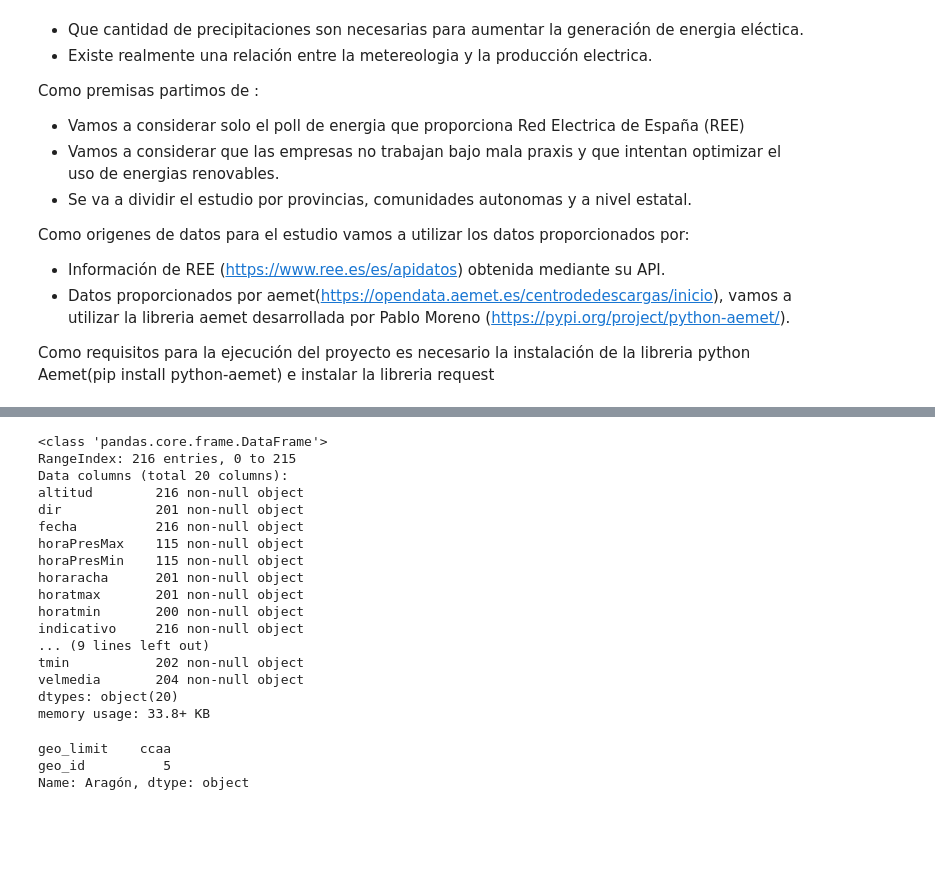
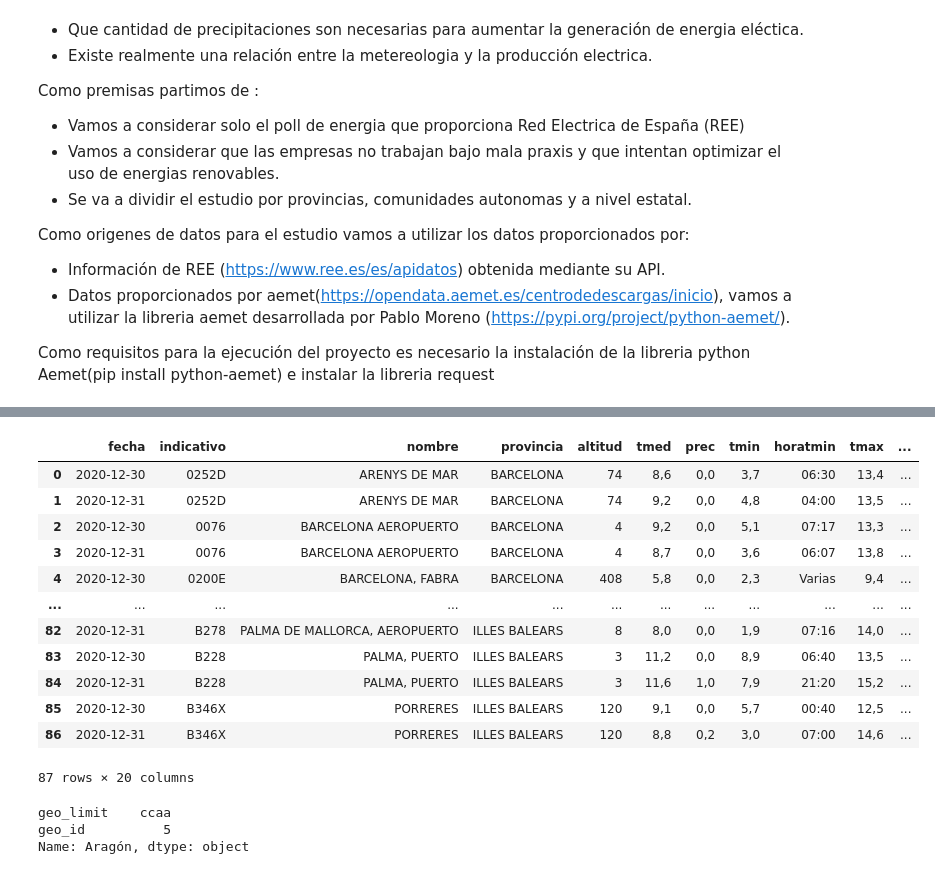
Before and after one commit to sotodosos/ClasesMaster26, a Jupyter notebook: Python/TFM.ipynb, the cells around one changed output, grey strips where cells are left out. Cells and saved outputs as stored; diff of their text form; code cells hidden in the pictures; blank space fills up the shorter version.

```diff
--- a/Python/TFM.ipynb
+++ b/Python/TFM.ipynb
@@ -108,23 +109,19 @@ lectura_dias(date_ini, date_end, estaciones)
 # %%
-wheather.info()
+wheather
 # %% [output]
+|  | fecha | indicativo | nombre | provincia | altitud | tmed | prec | tmin | horatmin | tmax | ... |
+| 0 | 2020-12-30 | 0252D | ARENYS DE MAR | BARCELONA | 74 | 8,6 | 0,0 | 3,7 | 06:30 | 13,4 | ... |
+| 1 | 2020-12-31 | 0252D | ARENYS DE MAR | BARCELONA | 74 | 9,2 | 0,0 | 4,8 | 04:00 | 13,5 | ... |
+| 2 | 2020-12-30 | 0076 | BARCELONA AEROPUERTO | BARCELONA | 4 | 9,2 | 0,0 | 5,1 | 07:17 | 13,3 | ... |
+| 3 | 2020-12-31 | 0076 | BARCELONA AEROPUERTO | BARCELONA | 4 | 8,7 | 0,0 | 3,6 | 06:07 | 13,8 | ... |
+| 4 | 2020-12-30 | 0200E | BARCELONA, FABRA | BARCELONA | 408 | 5,8 | 0,0 | 2,3 | Varias | 9,4 | ... |
+| ... | ... | ... | ... | ... | ... | ... | ... | ... | ... | ... | ... |
+| 82 | 2020-12-31 | B278 | PALMA DE MALLORCA, AEROPUERTO | ILLES BALEARS | 8 | 8,0 | 0,0 | 1,9 | 07:16 | 14,0 | ... |
+| 83 | 2020-12-30 | B228 | PALMA, PUERTO | ILLES BALEARS | 3 | 11,2 | 0,0 | 8,9 | 06:40 | 13,5 | ... |
+| 84 | 2020-12-31 | B228 | PALMA, PUERTO | ILLES BALEARS | 3 | 11,6 | 1,0 | 7,9 | 21:20 | 15,2 | ... |
+| 85 | 2020-12-30 | B346X | PORRERES | ILLES BALEARS | 120 | 9,1 | 0,0 | 5,7 | 00:40 | 12,5 | ... |
+| 86 | 2020-12-31 | B346X | PORRERES | ILLES BALEARS | 120 | 8,8 | 0,2 | 3,0 | 07:00 | 14,6 | ... |
-<class 'pandas.core.frame.DataFrame'>
-RangeIndex: 216 entries, 0 to 215
-Data columns (total 20 columns):
-altitud        216 non-null object
-dir            201 non-null object
-fecha          216 non-null object
-horaPresMax    115 non-null object
-horaPresMin    115 non-null object
-horaracha      201 non-null object
-horatmax       201 non-null object
-horatmin       200 non-null object
-indicativo     216 non-null object
-... (9 lines left out)
-tmin           202 non-null object
-velmedia       204 non-null object
-dtypes: object(20)
-memory usage: 33.8+ KB
+87 rows × 20 columns
 # %%
 # Leemos las regiones de ree obtenidas desde (https://www.ree.es/es/apidatos) desde un fichero ubicado en la misma ruta que este notebook
 region_ree=pd.read_csv('REGION_REE',header=0,index_col='Region')
```
Also changed, not shown: parts of 7 cells of this notebook, 2 other files.
